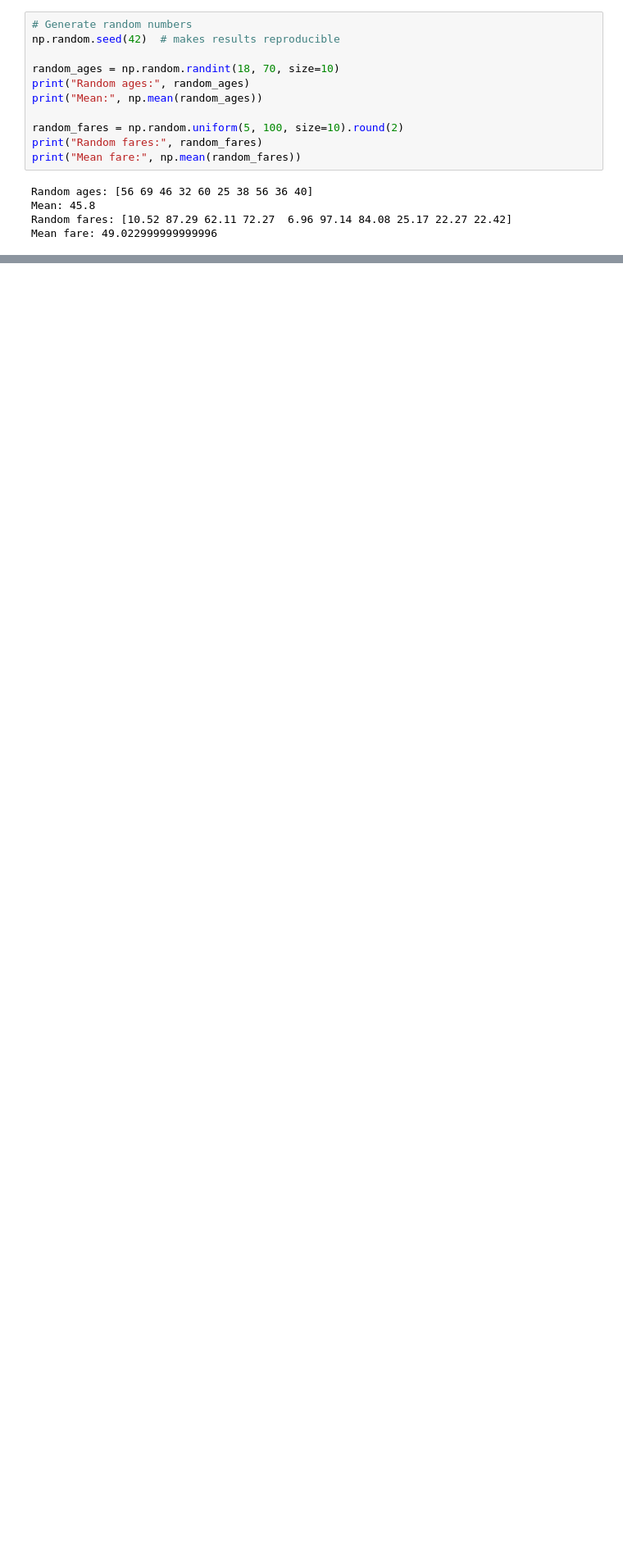
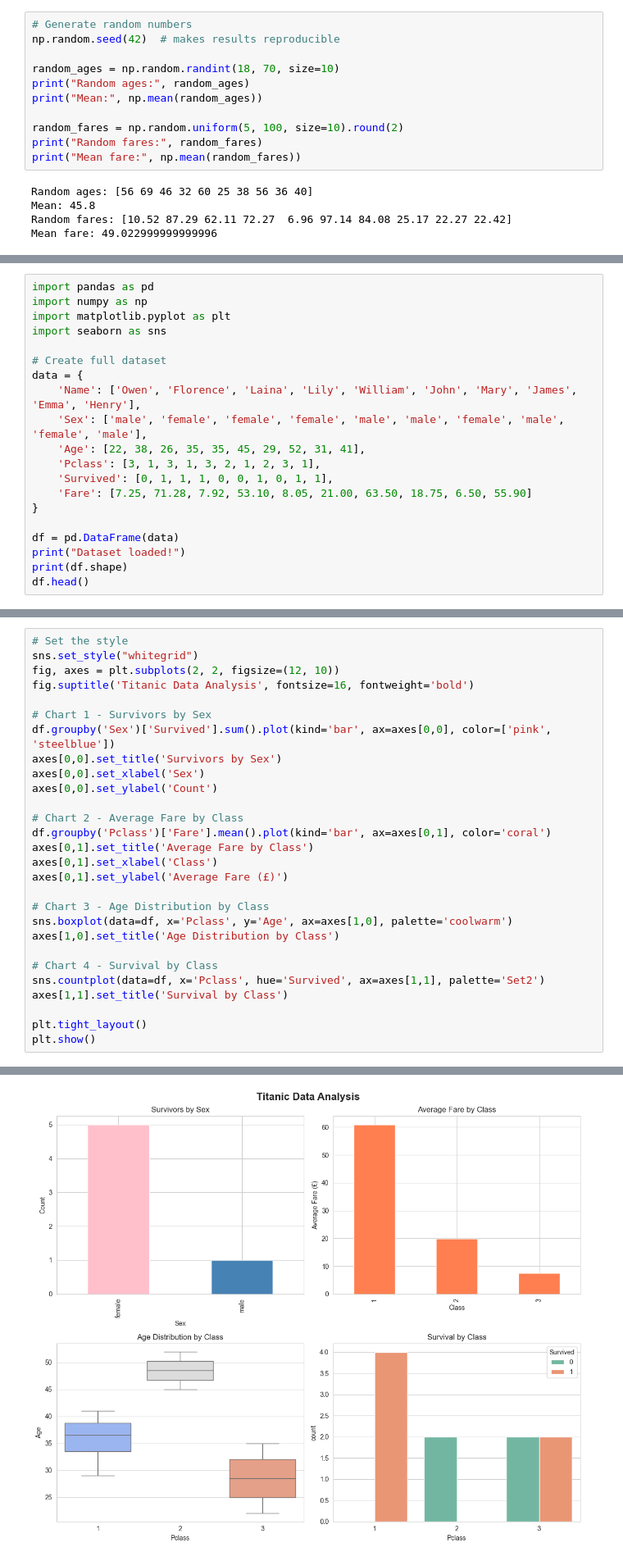
Before and after one commit to Leica70/data-science-practice, a Jupyter notebook: Untitled.ipynb, the cells around one changed output, grey strips where cells are left out. Shown at 82% size. Drawn from its saved outputs; the diff is of its cells as text; blank space fills up the shorter version.

Commit message:
Update Untitled.ipynb
Add Titanic analysis dashboard

```diff
--- a/Untitled.ipynb
+++ b/Untitled.ipynb
@@ -344,0 +367,20 @@ Mean fare: 49.022999999999996
+# %%
+import pandas as pd
+import numpy as np
+import matplotlib.pyplot as plt
+import seaborn as sns
+
+# Create full dataset
+data = {
+    'Name': ['Owen', 'Florence', 'Laina', 'Lily', 'William', 'John', 'Mary', 'James', 'Emma', 'Henry'],
+    'Sex': ['male', 'female', 'female', 'female', 'male', 'male', 'female', 'male', 'female', 'male'],
+    'Age': [22, 38, 26, 35, 35, 45, 29, 52, 31, 41],
+    'Pclass': [3, 1, 3, 1, 3, 2, 1, 2, 3, 1],
+    'Survived': [0, 1, 1, 1, 0, 0, 1, 0, 1, 1],
+    'Fare': [7.25, 71.28, 7.92, 53.10, 8.05, 21.00, 63.50, 18.75, 6.50, 55.90]
+}
+
+df = pd.DataFrame(data)
+print("Dataset loaded!")
+print(df.shape)
+df.head()
@@ -344,0 +396,29 @@ Mean fare: 49.022999999999996
+# %%
+# Set the style
+sns.set_style("whitegrid")
+fig, axes = plt.subplots(2, 2, figsize=(12, 10))
+fig.suptitle('Titanic Data Analysis', fontsize=16, fontweight='bold')
+
+# Chart 1 - Survivors by Sex
+df.groupby('Sex')['Survived'].sum().plot(kind='bar', ax=axes[0,0], color=['pink', 'steelblue'])
+axes[0,0].set_title('Survivors by Sex')
+axes[0,0].set_xlabel('Sex')
+axes[0,0].set_ylabel('Count')
+
+# Chart 2 - Average Fare by Class
+df.groupby('Pclass')['Fare'].mean().plot(kind='bar', ax=axes[0,1], color='coral')
+axes[0,1].set_title('Average Fare by Class')
+axes[0,1].set_xlabel('Class')
+axes[0,1].set_ylabel('Average Fare (£)')
+
+# Chart 3 - Age Distribution by Class
+sns.boxplot(data=df, x='Pclass', y='Age', ax=axes[1,0], palette='coolwarm')
+axes[1,0].set_title('Age Distribution by Class')
+
+# Chart 4 - Survival by Class
+sns.countplot(data=df, x='Pclass', hue='Survived', ax=axes[1,1], palette='Set2')
+axes[1,1].set_title('Survival by Class')
+
+plt.tight_layout()
+plt.show()
+# %% [output]
@@ -344,0 +428 @@ Mean fare: 49.022999999999996
+[figure, added]
```
Also changed, not shown: parts of 4 cells of this notebook.
